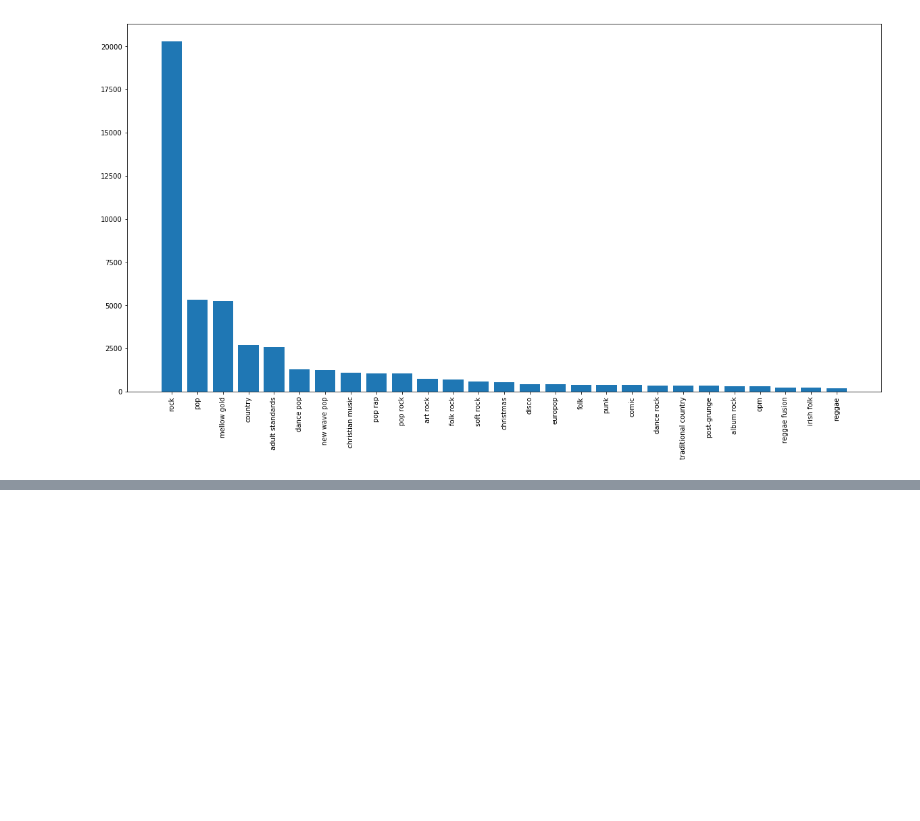
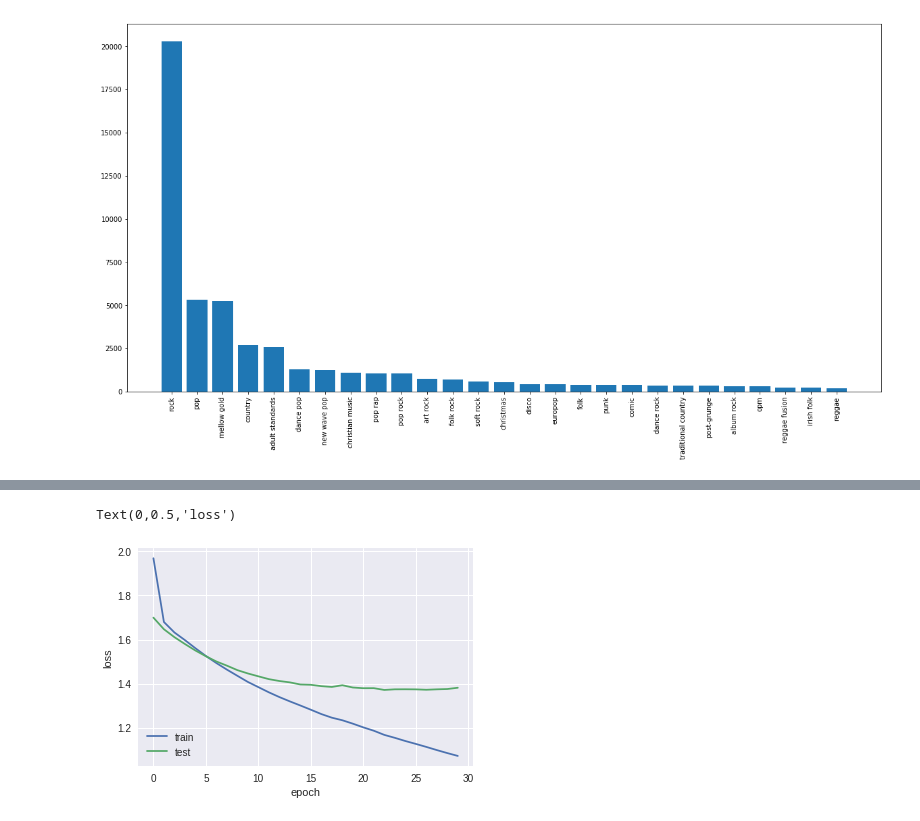
Before and after one commit to ahc72/NLP-Project, a Jupyter notebook: Analysis and Prediction Model.ipynb, the cells around one changed output, grey strips where cells are left out. Saved outputs shown, nothing was run; the diff lists cells and outputs as text; code cells hidden in the pictures; blank space fills up the shorter version.

```diff
--- a/Analysis and Prediction Model.ipynb
+++ b/Analysis and Prediction Model.ipynb
@@ -146,0 +422,10 @@ history = model.fit(X_train, y_train,
+# %%
+import matplotlib.pyplot as plt
+plt.plot(history2.history['loss'])
+plt.plot(history2.history['val_loss'])
+plt.legend(['train', 'test'], loc='lower left')
+plt.xlabel('epoch')
+plt.ylabel('loss')
+# %% [output]
+Text(0,0.5,'loss')
+[figure, added]
```
Also changed, not shown: parts of 59 cells of this notebook.
